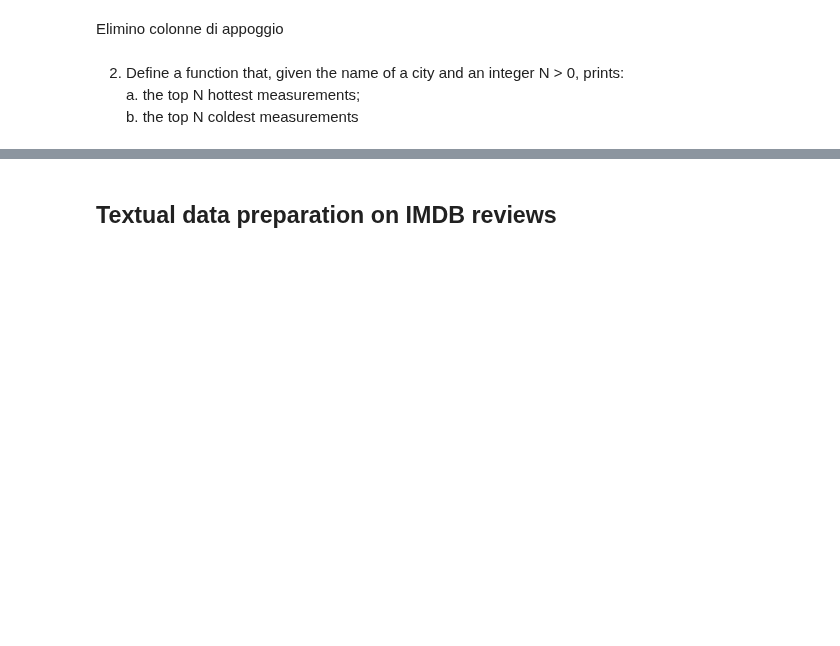
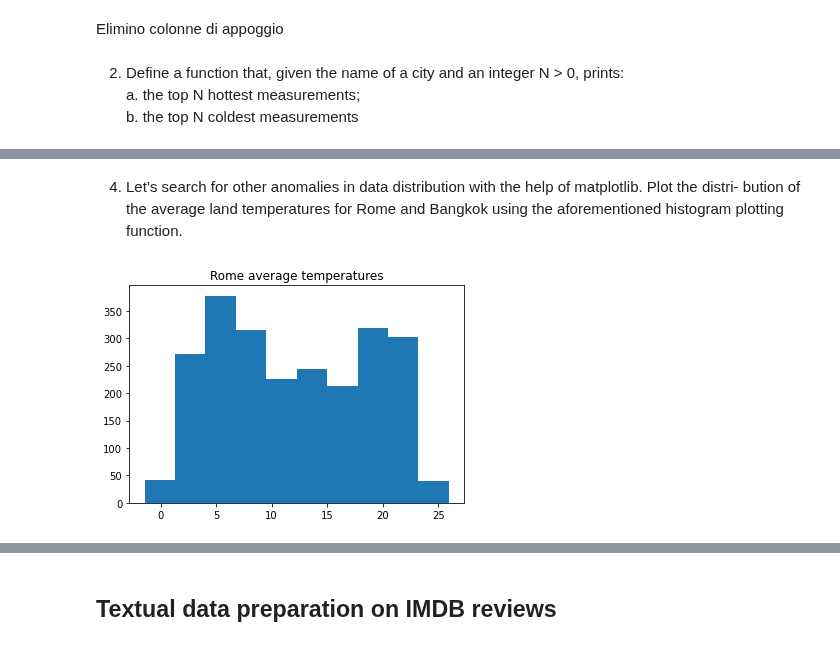
Before and after one commit to Edoch94/data-science-lab-1, a Jupyter notebook: MyRepo/Lab2/Lab2.ipynb, the cells around one changed output, grey strips where cells are left out. Drawn from its saved outputs; the diff is of its cells as text; code cells hidden in the pictures; blank space fills up the shorter version.

```diff
--- a/MyRepo/Lab2/Lab2.ipynb
+++ b/MyRepo/Lab2/Lab2.ipynb
@@ -116,0 +137,4 @@ highest,lowest = top_temperatures_city(df=GLT_filtered,name='Aleppo')
+# %% [markdown]
+4. Let’s search for other anomalies in data distribution with the help of matplotlib. Plot the distri-
+bution of the average land temperatures for Rome and Bangkok using the aforementioned histogram
+plotting function.
@@ -116,0 +144,6 @@ highest,lowest = top_temperatures_city(df=GLT_filtered,name='Aleppo')
+# %%
+plt.hist(GLT_filtered[GLT_filtered['City'] == 'Rome'].filter(['AverageTemperature_filled']))
+plt.title('Rome average temperatures')
+plt.show()
+# %% [output]
+[figure, added]
```
Also changed, not shown: parts of 24 cells of this notebook, 6 other files.
